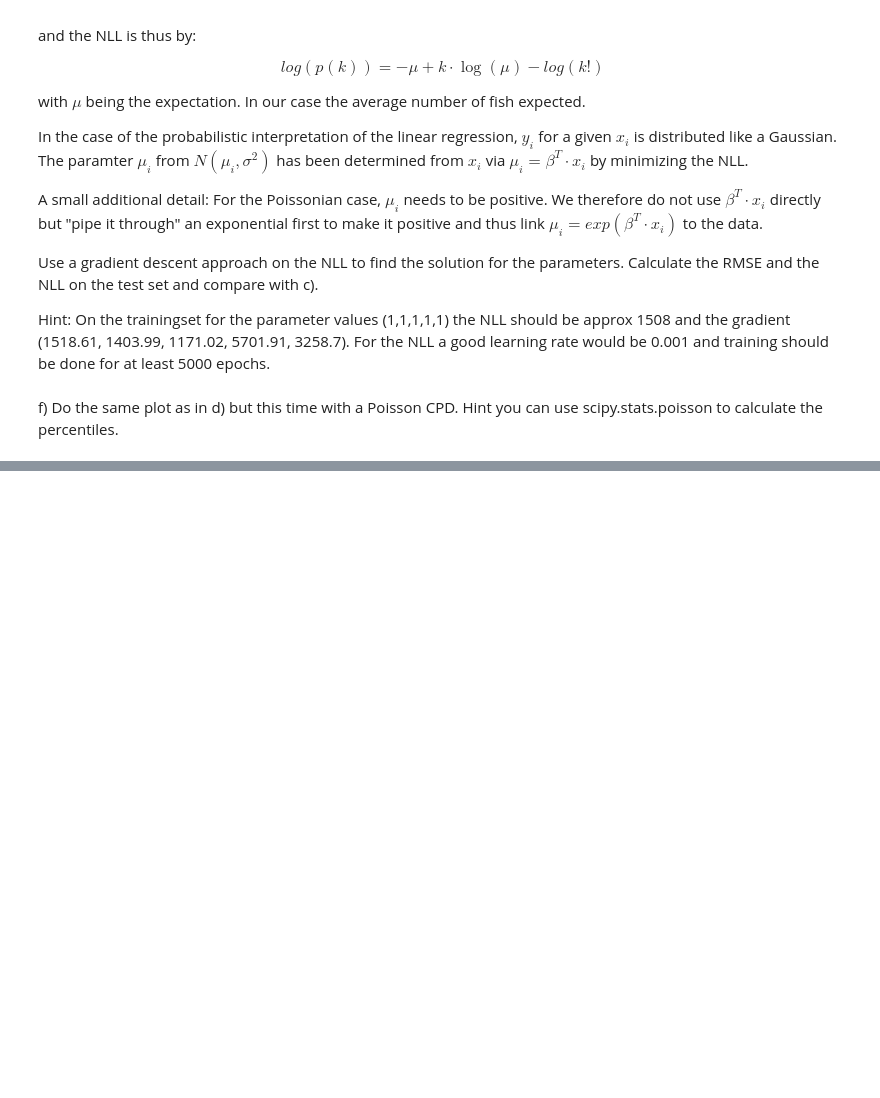
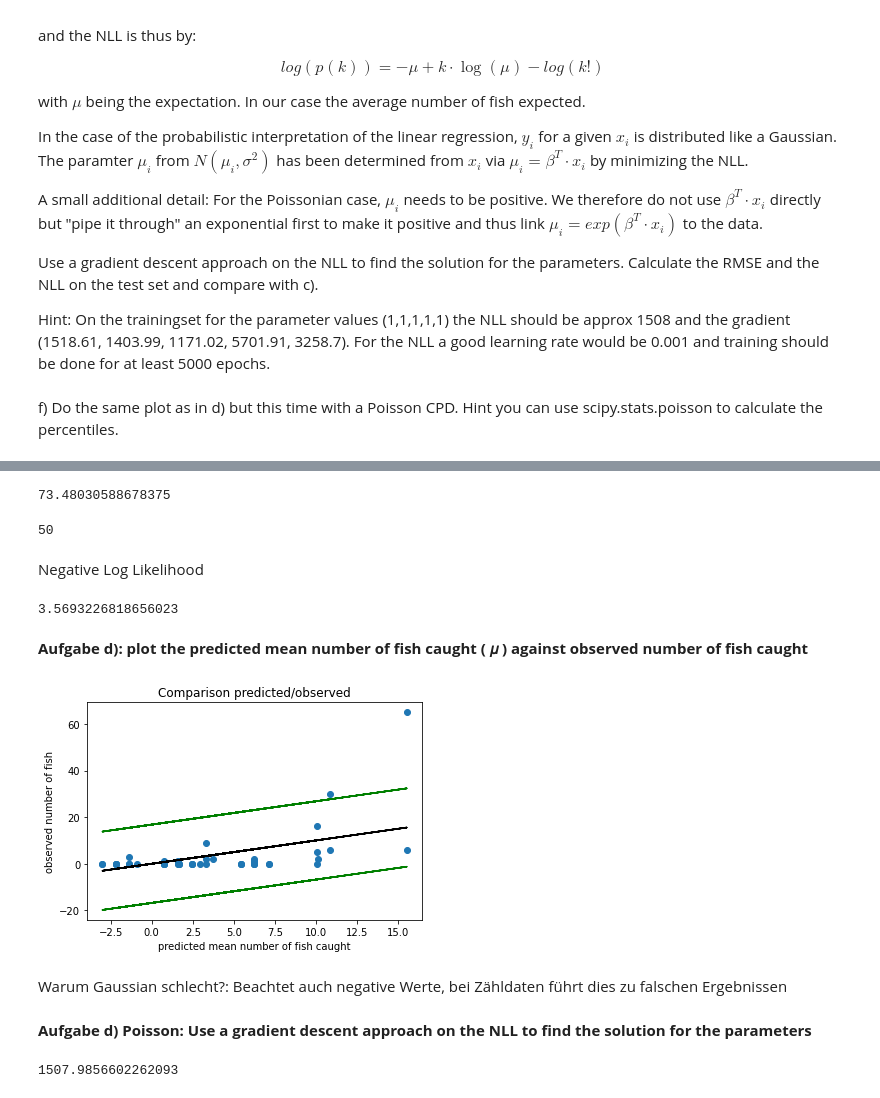
Before and after one commit to GITBSB/DL-A2, a Jupyter notebook: Linear_Regression_onFish.ipynb, the cells around one changed output, grey strips where cells are left out. Cells and saved outputs as stored; diff of their text form; code cells hidden in the pictures; blank space fills up the shorter version.

```diff
--- a/Linear_Regression_onFish.ipynb
+++ b/Linear_Regression_onFish.ipynb
@@ -77,0 +140,9 @@ f) Do the same plot as in d) but this time with a Poisson CPD. Hint you can use
+# %%
+from sklearn.linear_model import LinearRegression
+model_skl = LinearRegression(fit_intercept=True)
+model_skl.fit(Xt,yt)
+intercept = model_skl.intercept_,
+model_skl.coef_
+
+result = np.append(intercept, model_skl.coef_, axis=0)
+result
@@ -77,0 +163,6 @@ f) Do the same plot as in d) but this time with a Poisson CPD. Hint you can use
+# %%
+# RMSE with sklearn
+from sklearn.metrics import mean_squared_error
+y_hat = model_skl.predict(Xte)
+RMSE = np.sqrt(mean_squared_error(yte, y_hat))
+RMSE
@@ -77,0 +185,46 @@ f) Do the same plot as in d) but this time with a Poisson CPD. Hint you can use
+# %%
+# Varianz der Residuen
+residuals= yte-y_hat.flatten()
+n = residuals.size
+meanre = residuals.mean()
+variance = sum((residuals-meanre)**2/n)
+variance
+# %% [output]
+73.48030588678375
+# %%
+yte.shape[0]
+# %% [output]
+50
+# %% [markdown]
+Negative Log Likelihood
+# %%
+import scipy.stats
+# Normalverteilung der vorhergesagten Werte berechnen -> Wahrscheinlichkeit des Testwertes(tatsächlicher Wert)
+# negierter Logarithmus des Wertes zur GesamtNLL hinzufügen
+totalNLL = 0
+n = yte.shape[0]
+for i in range (n):
+  norm = scipy.stats.norm(loc=y_hat[i], scale=np.sqrt(variance))
+  totalNLL += -np.log(norm.pdf(yte[i]))
+totalNLL / n
+# %% [output]
+3.5693226818656023
+# %% [markdown]
+**Aufgabe d): plot the predicted mean number of fish caught ( 𝜇 ) against observed number of fish caught**
+# %%
+plt.scatter(y_hat, yte)
+plt.plot(y_hat, y_hat, c="black")
+###2.5 and 97.5 precentile
+plt.plot(y_hat.flatten(), y_hat.flatten()+1.96*np.sqrt(variance),c="green")
+plt.plot(y_hat.flatten(), y_hat.flatten()-1.96*np.sqrt(variance),c="green")
+
+plt.title("Comparison predicted/observed")
+plt.xlabel('predicted mean number of fish caught')
+plt.ylabel('observed number of fish')
+plt.show()
+# %% [output]
+[figure, added]
+# %% [markdown]
+Warum Gaussian schlecht?: Beachtet auch negative Werte, bei Zähldaten führt dies zu falschen Ergebnissen
+# %% [markdown]
+**Aufgabe d) Poisson: Use a gradient descent approach on the NLL to find the solution for the parameters**
@@ -77,0 +245,4 @@ f) Do the same plot as in d) but this time with a Poisson CPD. Hint you can use
+# %%
+nll_loss(np.asarray(X), yt, np.array([1,1,1,1,1]))
+# %% [output]
+1507.9856602262093
```
Also changed, not shown: parts of 23 cells of this notebook.
